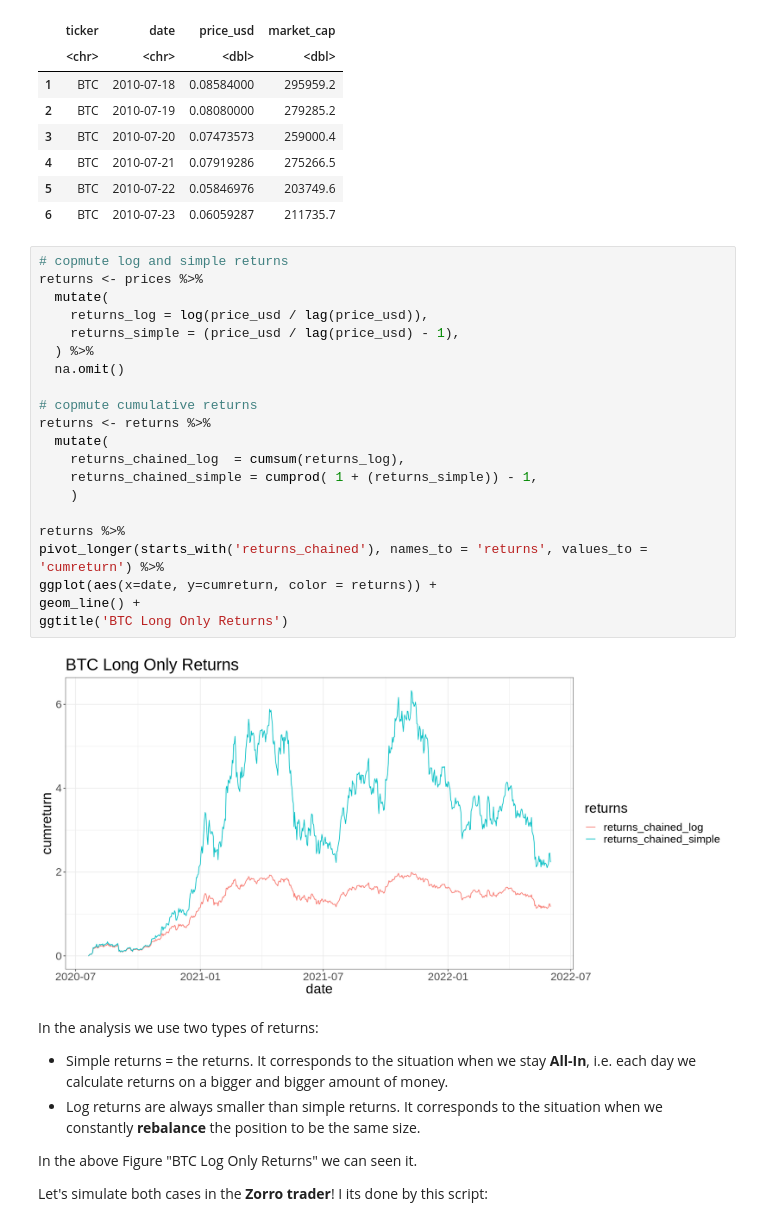
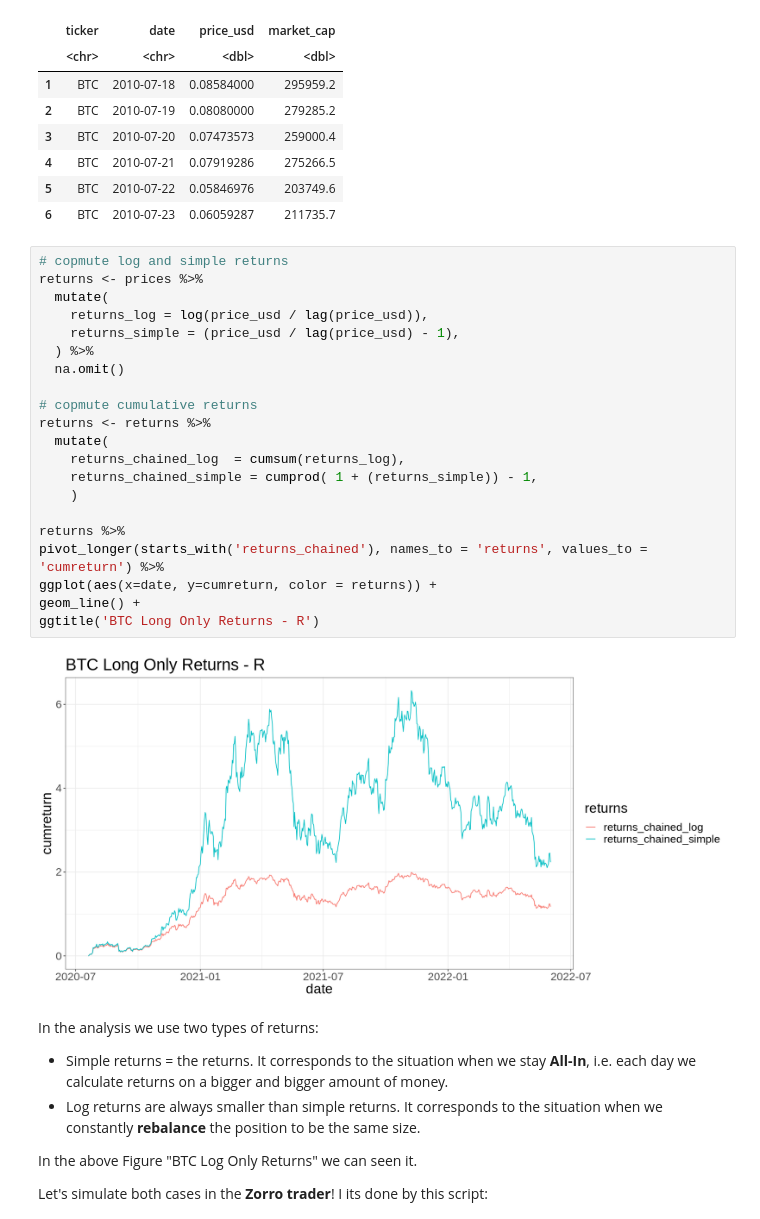
Before and after one commit to vitakot/comparing_returns, a Jupyter notebook: R_vs_Zorro_Returns.ipynb, the cells around one changed output. Saved outputs shown, nothing was run; the diff lists cells and outputs as text.

```diff
--- a/R_vs_Zorro_Returns.ipynb
+++ b/R_vs_Zorro_Returns.ipynb
@@ -61,26 +61,26 @@ A data.frame: 6 × 4
 # %%
 # copmute log and simple returns
 returns <- prices %>%
   mutate(
     returns_log = log(price_usd / lag(price_usd)),
     returns_simple = (price_usd / lag(price_usd) - 1),
   ) %>%
   na.omit()
 
 # copmute cumulative returns
 returns <- returns %>%
   mutate(
     returns_chained_log  = cumsum(returns_log),
     returns_chained_simple = cumprod( 1 + (returns_simple)) - 1,
     )
 
 returns %>%
 pivot_longer(starts_with('returns_chained'), names_to = 'returns', values_to = 'cumreturn') %>%
 ggplot(aes(x=date, y=cumreturn, color = returns)) +
 geom_line() +
-ggtitle('BTC Long Only Returns')
+ggtitle('BTC Long Only Returns - R')
 # %% [output]
-[figure, old version]
+[figure, new version]
 # %% [markdown]
 In the analysis we use two types of returns:
 
```
Also changed, not shown: parts of 1 cell of this notebook.
